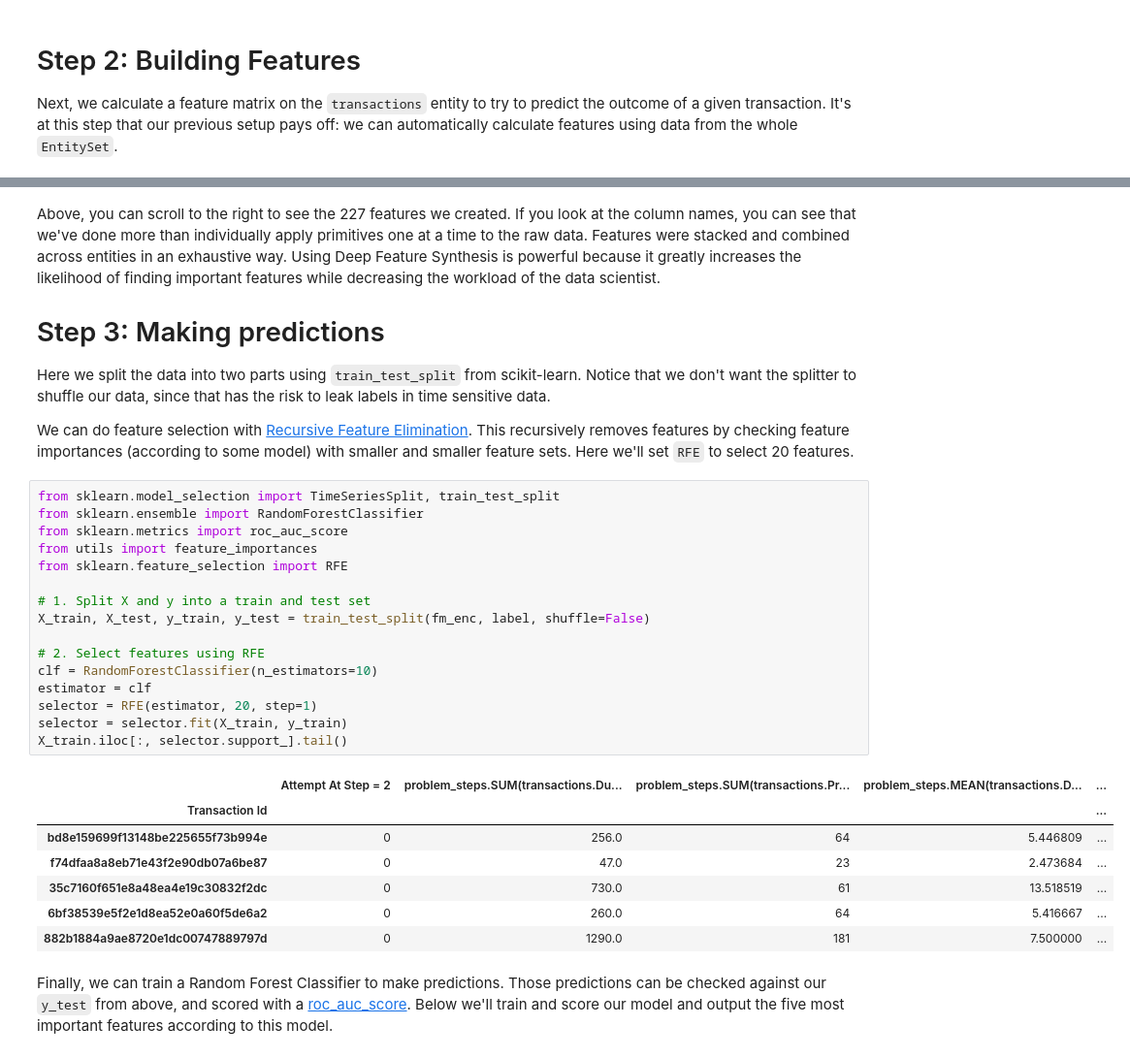
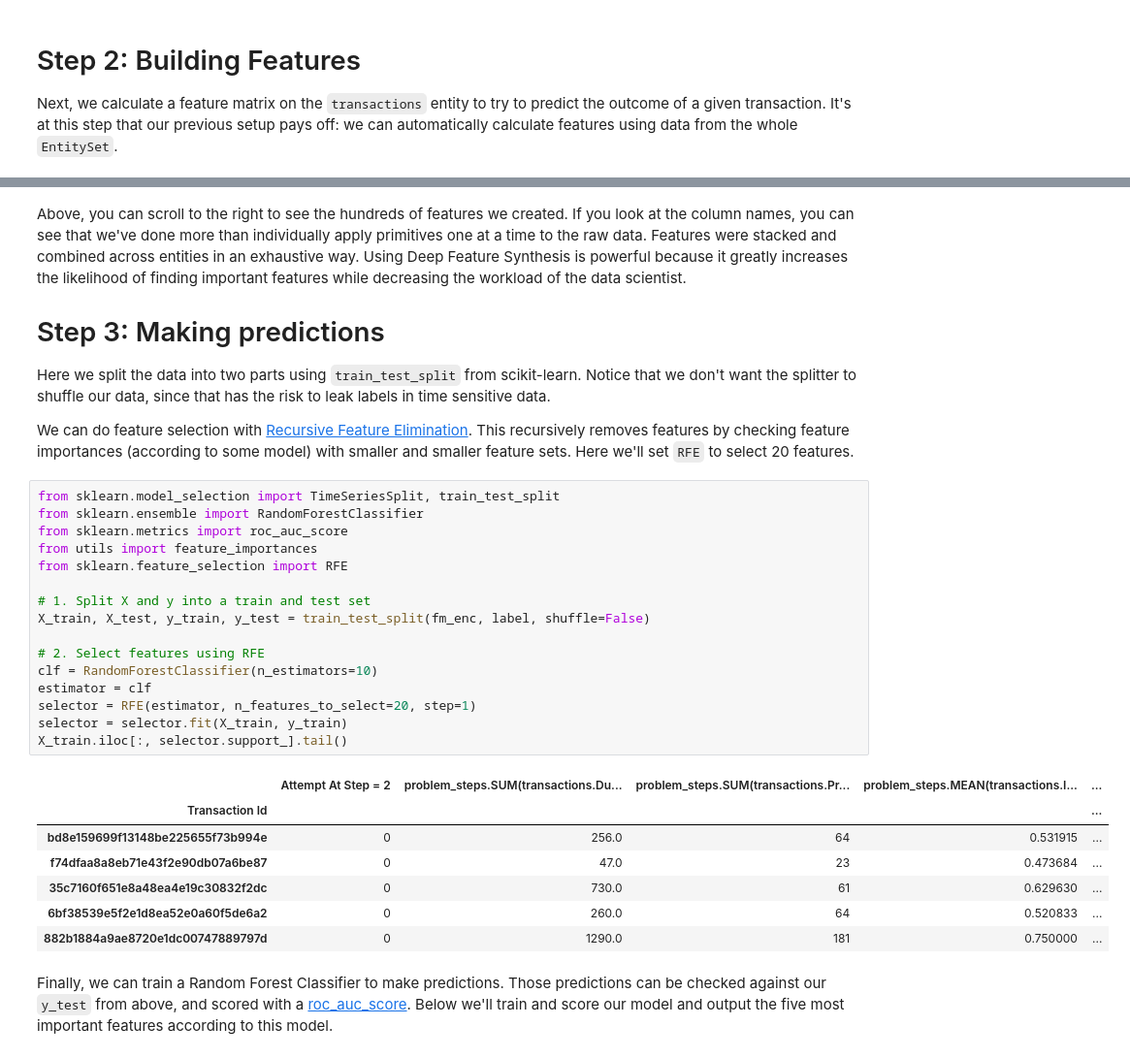
Before and after one commit to alteryx/predict-correct-answer, a Jupyter notebook: Demo - DataShop.ipynb, the cells around one changed output, grey strips where cells are left out. Shown at 97% size. Saved outputs shown, nothing was run; the diff lists cells and outputs as text.

```diff
--- a/Demo - DataShop.ipynb
+++ b/Demo - DataShop.ipynb
@@ -147,7 +147,7 @@ Elapsed: 24:29 | Progress: 100%|██████████
 | c2c7a400ebe3ed5c82a09b1c86b4de8e | All Data | GEO-408d5ed7:10e14be5d3a:-63b8 | US/Eastern | NaN | ATTEMPT | NaN | ... |
 | 3159d6a4d2dbc03c50f000ac6e208c67 | All Data | GEO-408d5ed7:10e14be5d3a:-63b8 | US/Eastern | NaN | ATTEMPT | NaN | ... |
 # %% [markdown]
-Above, you can scroll to the right to see the 227 features we created. If you look at the column names, you can see that we've done more than individually apply primitives one at a time to the raw data. Features were stacked and combined across entities in an exhaustive way. Using Deep Feature Synthesis is powerful because it greatly increases the likelihood of finding important features while decreasing the workload of the data scientist.
+Above, you can scroll to the right to see the hundreds of features we created. If you look at the column names, you can see that we've done more than individually apply primitives one at a time to the raw data. Features were stacked and combined across entities in an exhaustive way. Using Deep Feature Synthesis is powerful because it greatly increases the likelihood of finding important features while decreasing the workload of the data scientist.
 
 # Step 3: Making predictions
 
@@ -157,27 +157,27 @@ We can do feature selection with [Recursive Feature Elimination](http://scikit-l
 # %%
 from sklearn.model_selection import TimeSeriesSplit, train_test_split
 from sklearn.ensemble import RandomForestClassifier
 from sklearn.metrics import roc_auc_score
 from utils import feature_importances
 from sklearn.feature_selection import RFE
 
 # 1. Split X and y into a train and test set
 X_train, X_test, y_train, y_test = train_test_split(fm_enc, label, shuffle=False)
 
 # 2. Select features using RFE
 clf = RandomForestClassifier(n_estimators=10)
 estimator = clf
-selector = RFE(estimator, 20, step=1)
+selector = RFE(estimator, n_features_to_select=20, step=1)
 selector = selector.fit(X_train, y_train)
 X_train.iloc[:, selector.support_].tail()
 # %% [output]
-|  | Attempt At Step = 2 | problem_steps.SUM(transactions.Du... | problem_steps.SUM(transactions.Pr... | problem_steps.MEAN(transactions.D... | ... |
+|  | Attempt At Step = 2 | problem_steps.SUM(transactions.Du... | problem_steps.SUM(transactions.Pr... | problem_steps.MEAN(transactions.I... | ... |
 | Transaction Id |  |  |  |  | ... |
-| bd8e159699f13148be225655f73b994e | 0 | 256.0 | 64 | 5.446809 | ... |
-| f74dfaa8a8eb71e43f2e90db07a6be87 | 0 | 47.0 | 23 | 2.473684 | ... |
-| 35c7160f651e8a48ea4e19c30832f2dc | 0 | 730.0 | 61 | 13.518519 | ... |
-| 6bf38539e5f2e1d8ea52e0a60f5de6a2 | 0 | 260.0 | 64 | 5.416667 | ... |
-| 882b1884a9ae8720e1dc00747889797d | 0 | 1290.0 | 181 | 7.500000 | ... |
+| bd8e159699f13148be225655f73b994e | 0 | 256.0 | 64 | 0.531915 | ... |
+| f74dfaa8a8eb71e43f2e90db07a6be87 | 0 | 47.0 | 23 | 0.473684 | ... |
+| 35c7160f651e8a48ea4e19c30832f2dc | 0 | 730.0 | 61 | 0.629630 | ... |
+| 6bf38539e5f2e1d8ea52e0a60f5de6a2 | 0 | 260.0 | 64 | 0.520833 | ... |
+| 882b1884a9ae8720e1dc00747889797d | 0 | 1290.0 | 181 | 0.750000 | ... |
 # %% [markdown]
 Finally, we can train a Random Forest Classifier to make predictions. Those predictions can be checked against our `y_test` from above, and scored with a [roc_auc_score](https://en.wikipedia.org/wiki/Receiver_operating_characteristic). Below we'll train and score our model and output the five most important features according to this model.
 # %%
```
Also changed, not shown: parts of 6 cells of this notebook, 2 other files.
